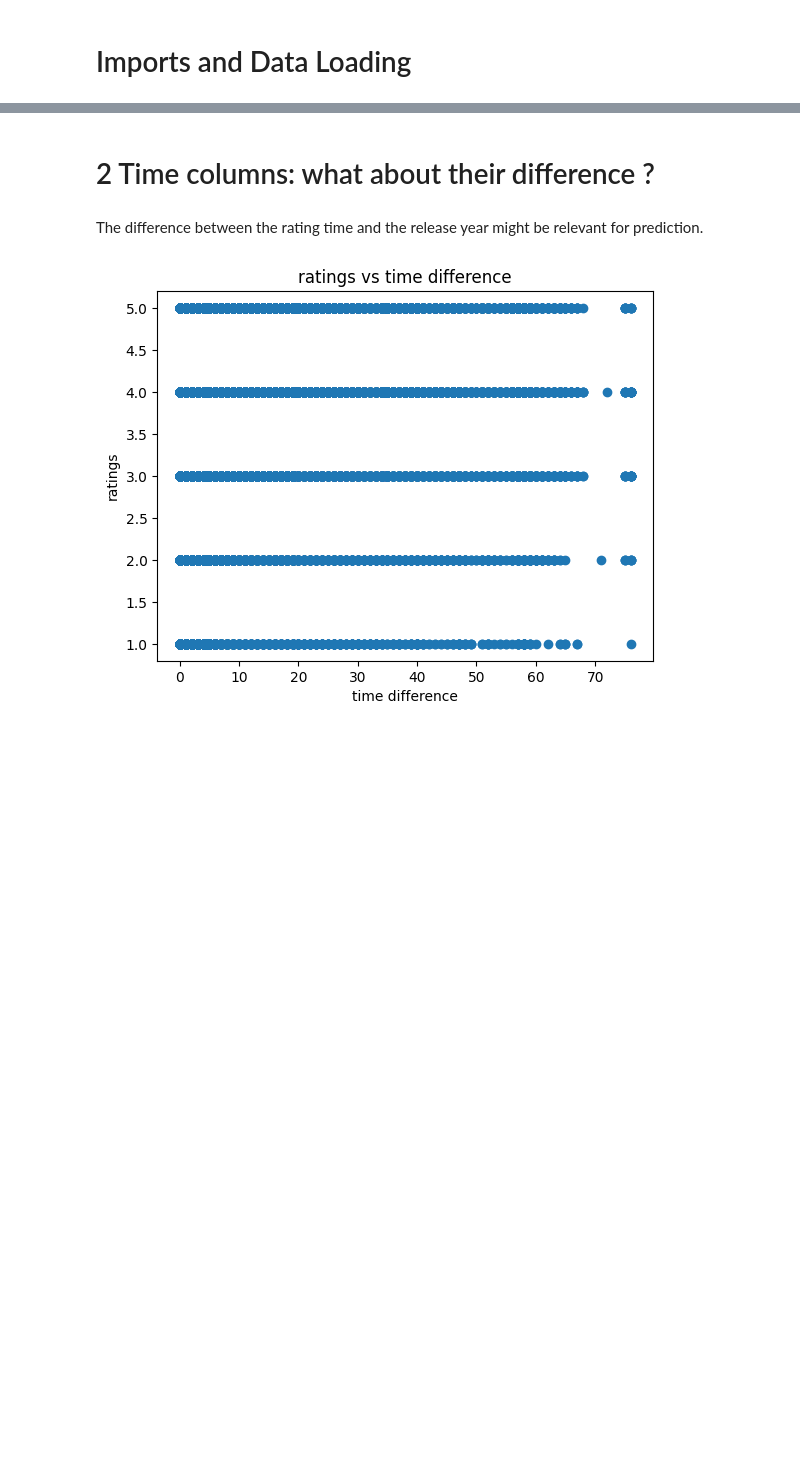
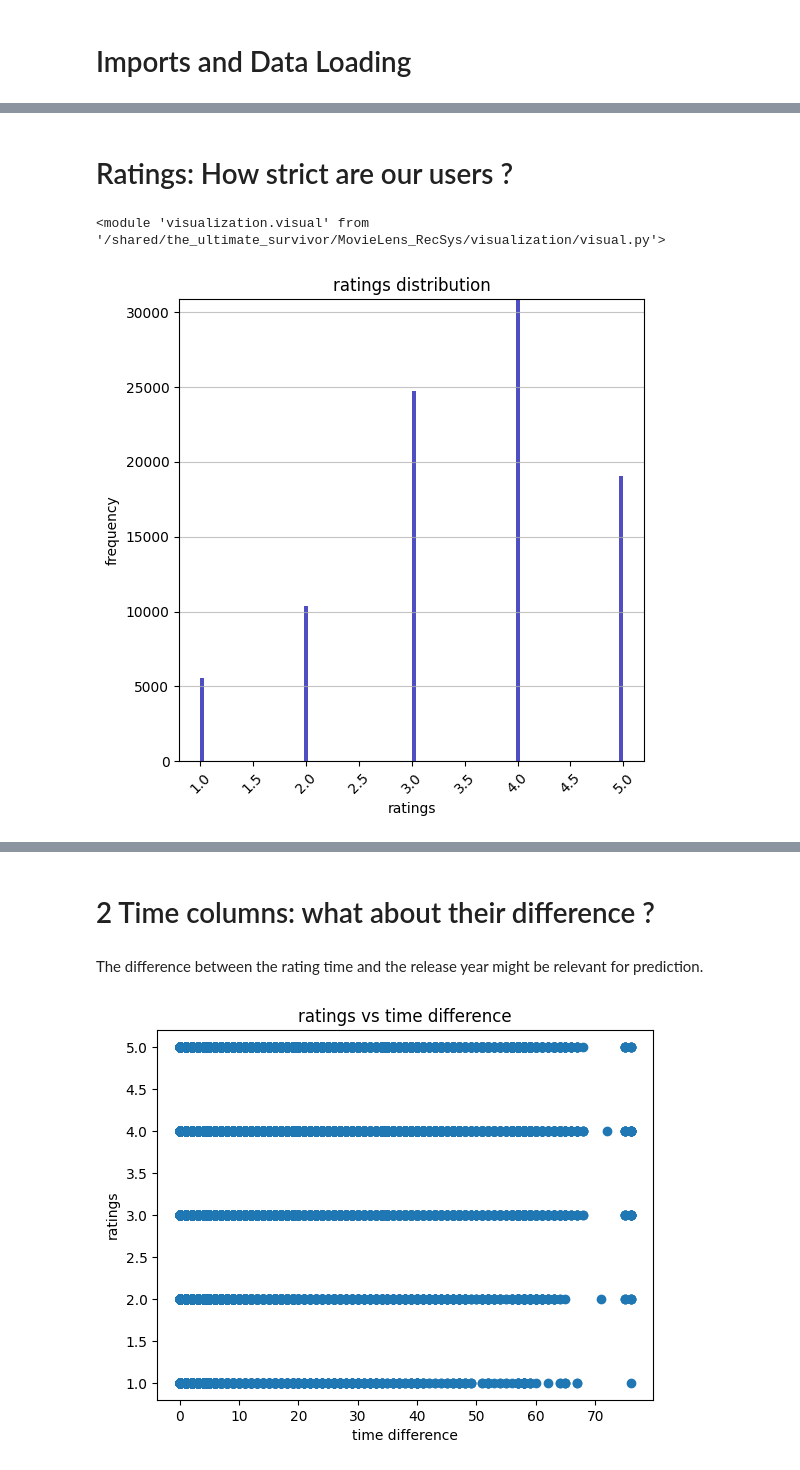
Before and after one commit to ayhem18/MovieLens_RecSys, a Jupyter notebook: notebooks/put_all_data_together.ipynb, the cells around one changed output, grey strips where cells are left out. Cells and saved outputs as stored; diff of their text form; code cells hidden in the pictures; blank space fills up the shorter version.

```diff
--- a/notebooks/put_all_data_together.ipynb
+++ b/notebooks/put_all_data_together.ipynb
@@ -41,0 +42,13 @@ all_data.head()
+# %% [markdown]
+# Ratings: How strict are our users ?
+# %%
+import visualization.visual as vis
+import importlib
+importlib.reload(vis)
+# %% [output]
+<module 'visualization.visual' from '/shared/the_ultimate_survivor/MovieLens_RecSys/visualization/visual.py'>
+# %%
+ratings = all_data['rating']
+vis.plot_histogram(x=ratings, x_label='ratings', y_label='frequency', title='ratings distribution', fig_size=(6, 6))
+# %% [output]
+[figure, added]
```
Also changed, not shown: parts of 18 cells of this notebook, 9 other files.
